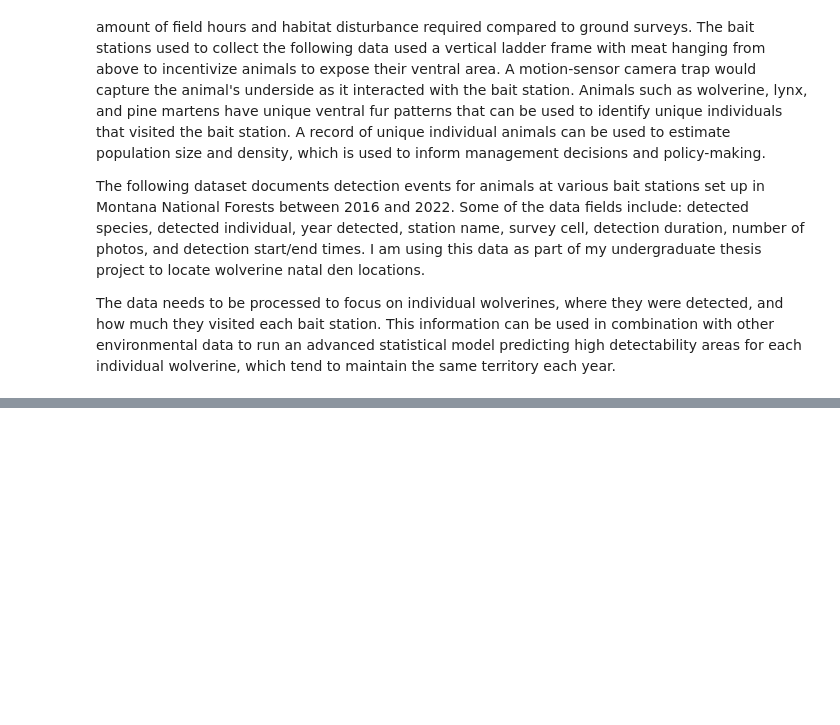
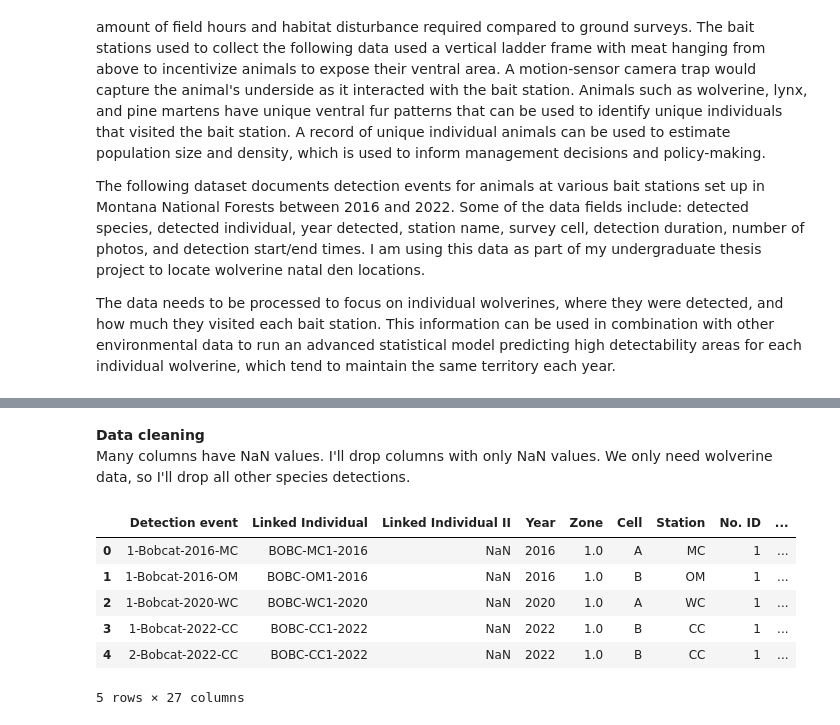
Before and after one commit to bw123111/MLcourse2025, a Jupyter notebook: assignments/Assignment_1.ipynb, the cells around one changed output, grey strips where cells are left out. Cells and saved outputs as stored; diff of their text form; code cells hidden in the pictures; blank space fills up the shorter version.

Commit message:
Progress on last question. finished data cleaning

```diff
--- a/assignments/Assignment_1.ipynb
+++ b/assignments/Assignment_1.ipynb
@@ -575,3 +575,15 @@ Bait stations are often used to monitor medium-sized carnivores in remote areas,
 The following dataset documents detection events for animals at various bait stations set up in Montana National Forests between 2016 and 2022. Some of the data fields include: detected species, detected individual, year detected, station name, survey cell, detection duration, number of photos, and detection start/end times. I am using this data as part of my undergraduate thesis project to locate wolverine natal den locations.
 
 The data needs to be processed to focus on individual wolverines, where they were detected, and how much they visited each bait station. This information can be used in combination with other environmental data to run an advanced statistical model predicting high detectability areas for each individual wolverine, which tend to maintain the same territory each year.
+# %%
+# set up and data import
+import pandas as pd
+import numpy as np
+import matplotlib.pyplot as plt
+
+# temporarily imported data to google colab environment, then read it in
+filepath = '/Detection inventory.xlsx'
+data = pd.read_excel(filepath)
+
+# data exploration
+data.head()
@@ -577,0 +648,14 @@ The data needs to be processed to focus on individual wolverines, where they wer
+# %% [markdown]
+**Data cleaning**\
+Many columns have NaN values. I'll drop columns with only NaN values. We only need wolverine data, so I'll drop all other species detections.
+# %%
+data.dropna(how='all', axis=1, inplace=True)
+data.head()
+# %% [output]
+|  | Detection event | Linked Individual | Linked Individual II | Year | Zone | Cell | Station | No. ID | ... |
+| 0 | 1-Bobcat-2016-MC | BOBC-MC1-2016 | NaN | 2016 | 1.0 | A | MC | 1 | ... |
+| 1 | 1-Bobcat-2016-OM | BOBC-OM1-2016 | NaN | 2016 | 1.0 | B | OM | 1 | ... |
+| 2 | 1-Bobcat-2020-WC | BOBC-WC1-2020 | NaN | 2020 | 1.0 | A | WC | 1 | ... |
+| 3 | 1-Bobcat-2022-CC | BOBC-CC1-2022 | NaN | 2022 | 1.0 | B | CC | 1 | ... |
+| 4 | 2-Bobcat-2022-CC | BOBC-CC1-2022 | NaN | 2022 | 1.0 | B | CC | 1 | ... |
+5 rows × 27 columns
```
Also changed, not shown: parts of 5 cells of this notebook.
